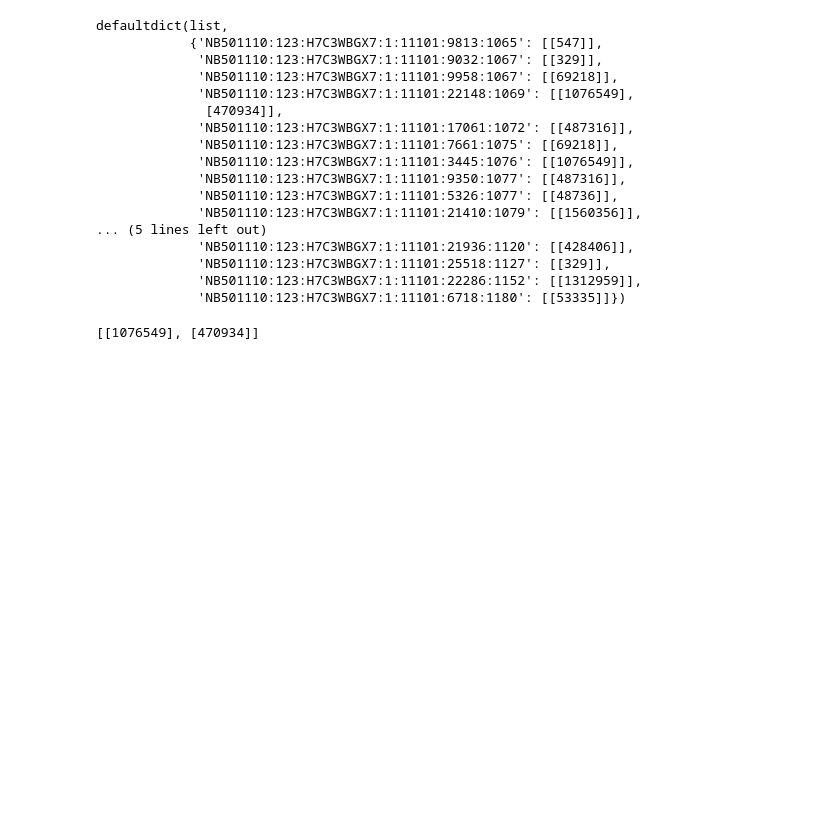
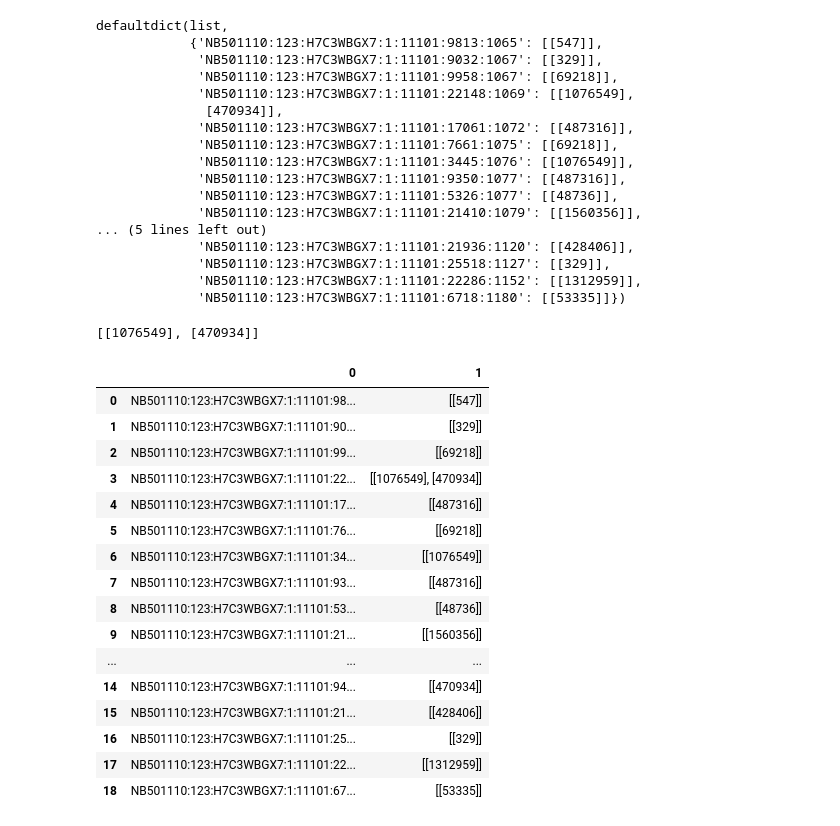
Before and after one commit to CamilaSilva1995/Proyecto_metagenomica, a Jupyter notebook: Proyecto1.ipynb, the cells around one changed output. Saved outputs shown, nothing was run; the diff lists cells and outputs as text; code cells hidden in the pictures; blank space fills up the shorter version.

```diff
--- a/Proyecto1.ipynb
+++ b/Proyecto1.ipynb
@@ -155,6 +185,31 @@ defaultdict(list,
 dic['NB501110:123:H7C3WBGX7:1:11101:22148:1069']
 # %% [output]
 [[1076549], [470934]]
+# %%
+#Convertir el diccionario en un dataframe
+data_items = dic.items()
+data_list = list(data_items)
+
+dfdic = pd.DataFrame(data_list)#, columns=['nombre_read', 'kaiju_taxon'])
+dfdic
+# %% [output]
+|  | 0 | 1 |
+| 0 | NB501110:123:H7C3WBGX7:1:11101:98... | [[547]] |
+| 1 | NB501110:123:H7C3WBGX7:1:11101:90... | [[329]] |
+| 2 | NB501110:123:H7C3WBGX7:1:11101:99... | [[69218]] |
+| 3 | NB501110:123:H7C3WBGX7:1:11101:22... | [[1076549], [470934]] |
+| 4 | NB501110:123:H7C3WBGX7:1:11101:17... | [[487316]] |
+| 5 | NB501110:123:H7C3WBGX7:1:11101:76... | [[69218]] |
+| 6 | NB501110:123:H7C3WBGX7:1:11101:34... | [[1076549]] |
+| 7 | NB501110:123:H7C3WBGX7:1:11101:93... | [[487316]] |
+| 8 | NB501110:123:H7C3WBGX7:1:11101:53... | [[48736]] |
+| 9 | NB501110:123:H7C3WBGX7:1:11101:21... | [[1560356]] |
+| ... | ... | ... |
+| 14 | NB501110:123:H7C3WBGX7:1:11101:94... | [[470934]] |
+| 15 | NB501110:123:H7C3WBGX7:1:11101:21... | [[428406]] |
+| 16 | NB501110:123:H7C3WBGX7:1:11101:25... | [[329]] |
+| 17 | NB501110:123:H7C3WBGX7:1:11101:22... | [[1312959]] |
+| 18 | NB501110:123:H7C3WBGX7:1:11101:67... | [[53335]] |
 # %%
 #df = pd.DataFrame(dic,columns=['nombre_read','kraken_taxon', 'kaiju_taxon'])
 #df
```
Also changed, not shown: parts of 16 cells of this notebook.
